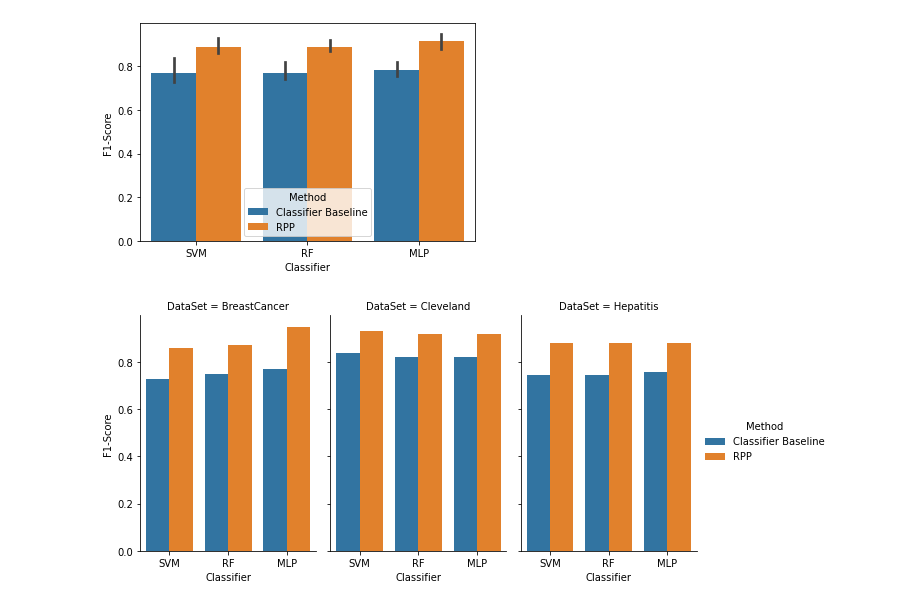
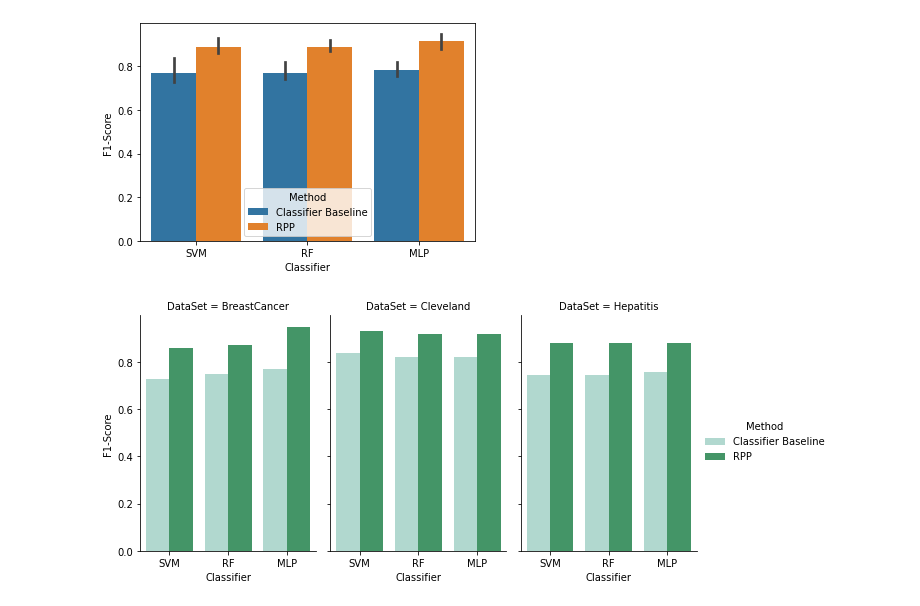
Before and after one commit to BlackCurrantDS/Mining-Rare-Association-Rules, a Jupyter notebook: Compare_classifier_scores_Paper.ipynb, the cells around one changed output. Saved outputs shown, nothing was run; the diff lists cells and outputs as text; code cells hidden in the pictures.

```diff
--- a/Compare_classifier_scores_Paper.ipynb
+++ b/Compare_classifier_scores_Paper.ipynb
@@ -154,11 +154,11 @@ ax = sns.barplot(x="Classifier", y="F1-Score", hue="Method", data=df)
 # %%
 sns.catplot(x="Classifier", y="F1-Score",
                 hue="Method", col="DataSet",
                 data=df, kind="bar",
-                height=4, aspect=.7)
+                height=4, aspect=.7, palette=("BuGn"))
 plt.xlabel("Classifier")
 #plt.ylabel("F1-Score")
 #plt.title("F1 scores") # You can comment this line out if you don't need title
-plt.savefig("Paper_F1_Score.pdf",bbox_inches='tight')
+plt.savefig("Paper_F1_Score_RPP.pdf",bbox_inches='tight')
 # %% [output]
-[figure, old version]
+[figure, new version]
```
Also changed, not shown: parts of 3 cells of this notebook.
